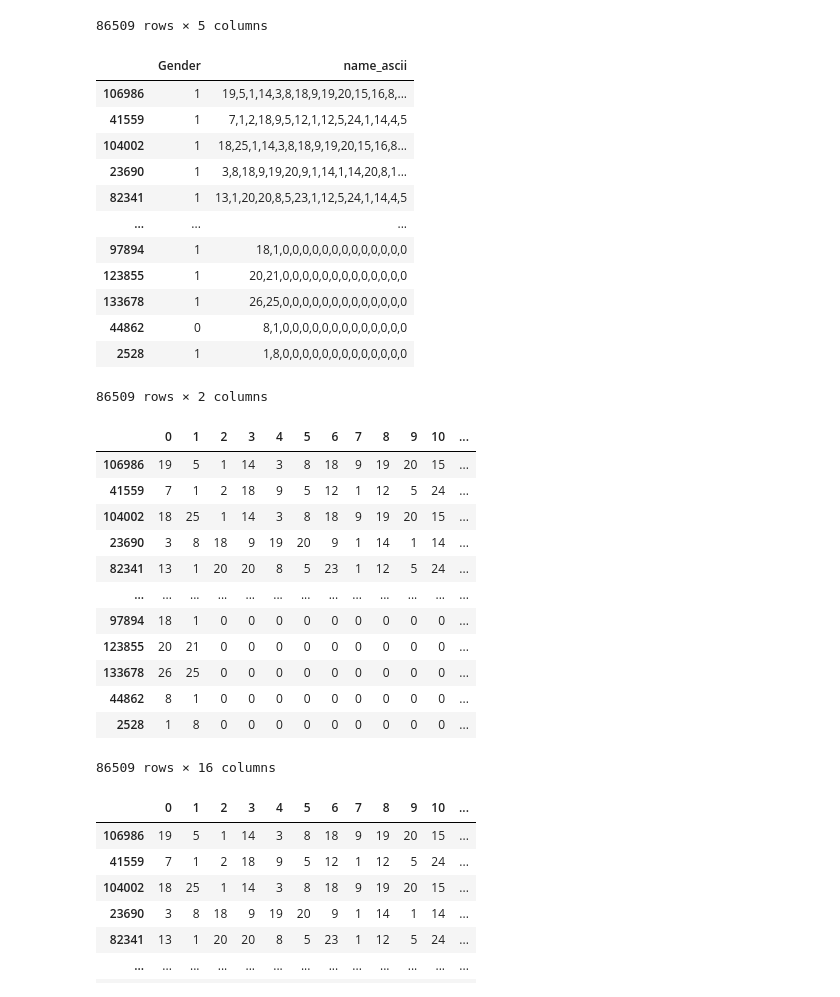
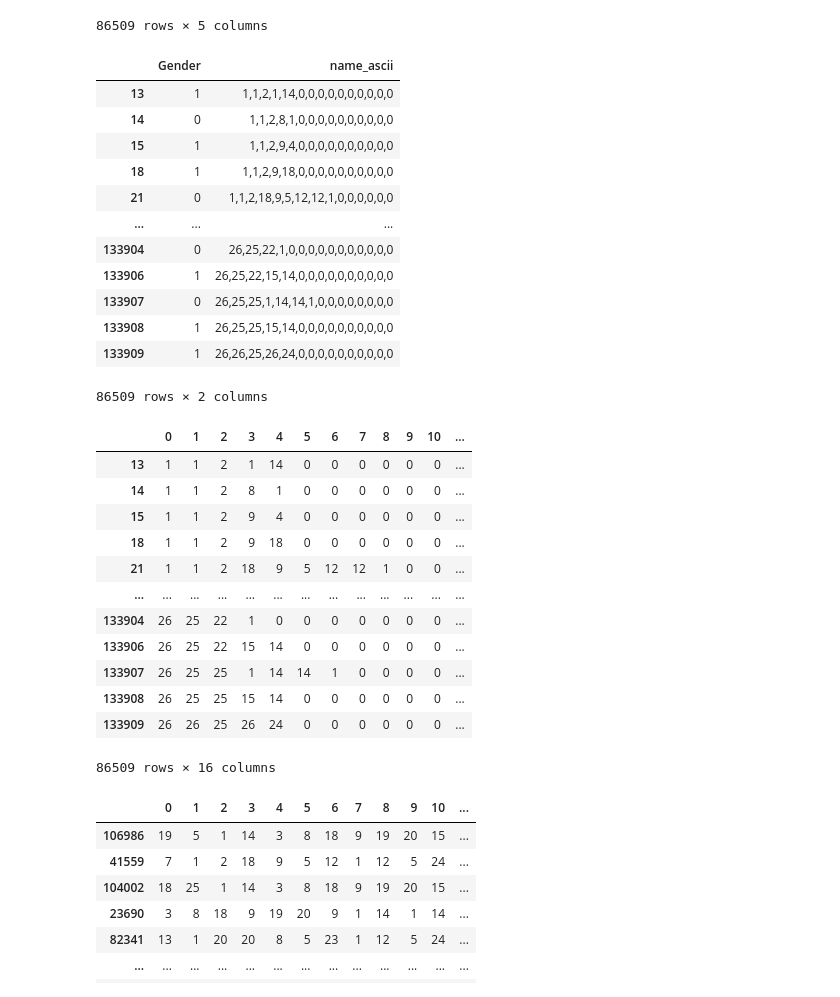
Before and after one commit to coldstrel/ML_project, a Jupyter notebook: ML_Project.ipynb, the cells around one changed output. Saved outputs shown, nothing was run; the diff lists cells and outputs as text; code cells hidden in the pictures.

```diff
--- a/ML_Project.ipynb
+++ b/ML_Project.ipynb
@@ -311,48 +310,48 @@ df_clean.sort_index()
 # %%
 # Split the 'encoded_names' column into separate columns
 df_pre = df_clean.drop(["Name", "Count", "length"], axis=1)
-df_pre
+df_pre.sort_index()
 # %% [output]
 |  | Gender | name_ascii |
-| 106986 | 1 | 19,5,1,14,3,8,18,9,19,20,15,16,8,... |
-| 41559 | 1 | 7,1,2,18,9,5,12,1,12,5,24,1,14,4,5 |
-| 104002 | 1 | 18,25,1,14,3,8,18,9,19,20,15,16,8... |
-| 23690 | 1 | 3,8,18,9,19,20,9,1,14,1,14,20,8,1... |
-| 82341 | 1 | 13,1,20,20,8,5,23,1,12,5,24,1,14,4,5 |
+| 13 | 1 | 1,1,2,1,14,0,0,0,0,0,0,0,0,0,0 |
+| 14 | 0 | 1,1,2,8,1,0,0,0,0,0,0,0,0,0,0 |
+| 15 | 1 | 1,1,2,9,4,0,0,0,0,0,0,0,0,0,0 |
+| 18 | 1 | 1,1,2,9,18,0,0,0,0,0,0,0,0,0,0 |
+| 21 | 0 | 1,1,2,18,9,5,12,12,1,0,0,0,0,0,0 |
 | ... | ... | ... |
-| 97894 | 1 | 18,1,0,0,0,0,0,0,0,0,0,0,0,0,0 |
-| 123855 | 1 | 20,21,0,0,0,0,0,0,0,0,0,0,0,0,0 |
-| 133678 | 1 | 26,25,0,0,0,0,0,0,0,0,0,0,0,0,0 |
-| 44862 | 0 | 8,1,0,0,0,0,0,0,0,0,0,0,0,0,0 |
-| 2528 | 1 | 1,8,0,0,0,0,0,0,0,0,0,0,0,0,0 |
+| 133904 | 0 | 26,25,22,1,0,0,0,0,0,0,0,0,0,0,0 |
+| 133906 | 1 | 26,25,22,15,14,0,0,0,0,0,0,0,0,0,0 |
+| 133907 | 0 | 26,25,25,1,14,14,1,0,0,0,0,0,0,0,0 |
+| 133908 | 1 | 26,25,25,15,14,0,0,0,0,0,0,0,0,0,0 |
+| 133909 | 1 | 26,26,25,26,24,0,0,0,0,0,0,0,0,0,0 |
 86509 rows × 2 columns
 # %%
 name_ascii_split = df_clean['name_ascii'].str.split(',', expand=True)
 
 # Concatenate the new DataFrame with the 'Gender' column
 result_df= pd.concat([df_clean['Gender'], name_ascii_split], axis=1)
 
 result_df = result_df.astype(int)
 # result_df = result_df[["Gender","0","1","2","3","4","5","6","7","8","9","10","11","12","13","14"]]
 
 cols = result_df.columns.tolist()
 cols.append(cols.pop(cols.index('Gender')))
 df_pro = result_df[cols]
 
-df_pro
+df_pro.sort_index()
 # %% [output]
 |  | 0 | 1 | 2 | 3 | 4 | 5 | 6 | 7 | 8 | 9 | 10 | ... |
-| 106986 | 19 | 5 | 1 | 14 | 3 | 8 | 18 | 9 | 19 | 20 | 15 | ... |
-| 41559 | 7 | 1 | 2 | 18 | 9 | 5 | 12 | 1 | 12 | 5 | 24 | ... |
-| 104002 | 18 | 25 | 1 | 14 | 3 | 8 | 18 | 9 | 19 | 20 | 15 | ... |
-| 23690 | 3 | 8 | 18 | 9 | 19 | 20 | 9 | 1 | 14 | 1 | 14 | ... |
-| 82341 | 13 | 1 | 20 | 20 | 8 | 5 | 23 | 1 | 12 | 5 | 24 | ... |
+| 13 | 1 | 1 | 2 | 1 | 14 | 0 | 0 | 0 | 0 | 0 | 0 | ... |
+| 14 | 1 | 1 | 2 | 8 | 1 | 0 | 0 | 0 | 0 | 0 | 0 | ... |
+| 15 | 1 | 1 | 2 | 9 | 4 | 0 | 0 | 0 | 0 | 0 | 0 | ... |
+| 18 | 1 | 1 | 2 | 9 | 18 | 0 | 0 | 0 | 0 | 0 | 0 | ... |
+| 21 | 1 | 1 | 2 | 18 | 9 | 5 | 12 | 12 | 1 | 0 | 0 | ... |
 | ... | ... | ... | ... | ... | ... | ... | ... | ... | ... | ... | ... | ... |
-| 97894 | 18 | 1 | 0 | 0 | 0 | 0 | 0 | 0 | 0 | 0 | 0 | ... |
-| 123855 | 20 | 21 | 0 | 0 | 0 | 0 | 0 | 0 | 0 | 0 | 0 | ... |
-| 133678 | 26 | 25 | 0 | 0 | 0 | 0 | 0 | 0 | 0 | 0 | 0 | ... |
-| 44862 | 8 | 1 | 0 | 0 | 0 | 0 | 0 | 0 | 0 | 0 | 0 | ... |
-| 2528 | 1 | 8 | 0 | 0 | 0 | 0 | 0 | 0 | 0 | 0 | 0 | ... |
+| 133904 | 26 | 25 | 22 | 1 | 0 | 0 | 0 | 0 | 0 | 0 | 0 | ... |
+| 133906 | 26 | 25 | 22 | 15 | 14 | 0 | 0 | 0 | 0 | 0 | 0 | ... |
+| 133907 | 26 | 25 | 25 | 1 | 14 | 14 | 1 | 0 | 0 | 0 | 0 | ... |
+| 133908 | 26 | 25 | 25 | 15 | 14 | 0 | 0 | 0 | 0 | 0 | 0 | ... |
+| 133909 | 26 | 26 | 25 | 26 | 24 | 0 | 0 | 0 | 0 | 0 | 0 | ... |
 86509 rows × 16 columns
 # %%
 ## Define X and Y variables
```
Also changed, not shown: parts of 12 cells of this notebook.
